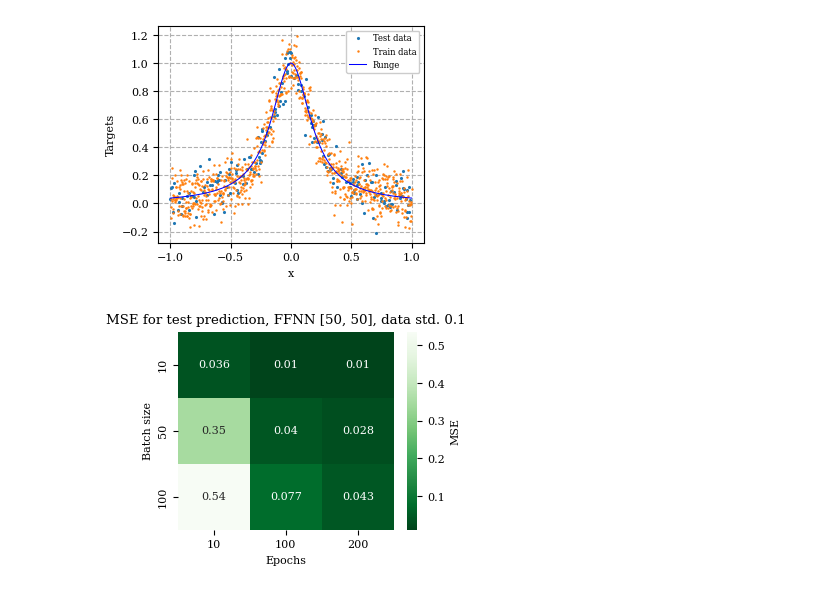
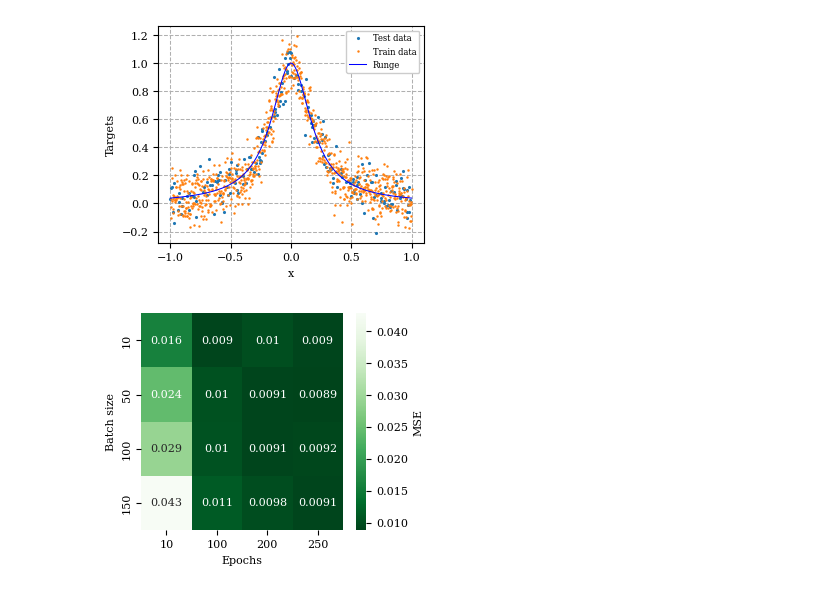
Before and after one commit to johnmagj/FYS-STK4155_Project_2, a Jupyter notebook: Code/B.ipynb, the cells around one changed output. Cells and saved outputs as stored; diff of their text form; code cells hidden in the pictures.

```diff
--- a/Code/B.ipynb
+++ b/Code/B.ipynb
@@ -60,8 +60,8 @@ np.random.seed(2025)
 num_input_feats = 1 # Number of input features
 num_output_feats = 1 # Number og output features
 
-batch_sizes = np.array([10, 50, 100])
-epochs = np.array([10, 100, 200])
+batch_sizes = np.array([10, 50, 100, 150])
+epochs = np.array([10, 100, 200, 250])
 
 MSE_test_matrix = np.zeros([len(batch_sizes), len(epochs)])
 MSE_train_matrix = np.zeros([len(batch_sizes), len(epochs)])
@@ -84,14 +84,14 @@ for i in range(len(batch_sizes)):
 
         # Predict
         test_pred = ffnn.predict(X_test_s[:, 0].reshape(-1,1))
-        test_pred = ffnn.predict(X_train_s[:, 0].reshape(-1,1))
+        train_pred = ffnn.predict(X_train_s[:, 0].reshape(-1,1))
 
         # Scale back for comparison against target
         test_pred = scaler_y.inverse_transform(test_pred)
         train_pred = scaler_y.inverse_transform(train_pred)
 
         MSE_test_matrix[i, j] = mean_squared_error(test_pred, y_test)
-        MSE_test_matrix[i, j] = mean_squared_error(test_pred, y_test)
+        MSE_train_matrix[i, j] = mean_squared_error(train_pred, y_train)
 # %%
 MSE_test_matrix
 # %% [output]
@@ -197,8 +225,8 @@ np.random.seed(2025)
 num_input_feats = 1 # Number of input features
 num_output_feats = 1 # Number og output features
 
-batch_size = 7
-epochs = 100
+batch_size = 100
+epochs = 200
 
 scheduler = Adam(0.001)
 ffnn_100_100 = NeuralNetwork(num_input_feats, num_output_feats, [100,100], [sigmoid, sigmoid, id_func],
@@ -219,13 +247,13 @@ np.random.seed(2025)
 num_input_feats = 1 # Number of input features
 num_output_feats = 1 # Number og output features
 
-batch_size = 6
-epochs = 100
+batch_size = 50
+epochs = 250
 
-scheduler = Adam(0.001)
+scheduler = RMSProp(0.001)
 ffnn_50_50 = NeuralNetwork(num_input_feats, num_output_feats, [50,50], [sigmoid, sigmoid, id_func],
                     [sigmoid_der, sigmoid_der, id_func_der], scheduler, mse, mse_der,
-                     regularization = None, reg_param=0
+                     regularization = "L2", reg_param=1e-8
                     )
 
 
@@ -318,17 +346,19 @@ np.random.seed(2025)
 num_input_feats = 1 # Number of input features
 num_output_feats = 1 # Number og output features
 
-batch_sizes = np.array([10, 50, 100])
-epochs = np.array([10, 100, 200])
+batch_sizes = np.array([10, 50, 100, 150])
+epochs = np.array([10, 100, 200, 250])
 
-MSE_test_matrix = np.zeros([len(batch_sizes), len(epochs)])
+MSE_50_50_test_matrix = np.zeros([len(batch_sizes), len(epochs)])
+MSE_50_50_train_matrix = np.zeros([len(batch_sizes), len(epochs)])
 
-scheduler = Adam(0.001)
 
 for i in range(len(batch_sizes)):
     for j in range(len(epochs)):
 
         np.random.seed(2025)
+
+        scheduler = Adam(0.001)
 
         # Setting up FFNN, important do to this for each iterations so we can match with seed later
         ffnn = NeuralNetwork(num_input_feats, num_output_feats, [50,50], [sigmoid, sigmoid, id_func],
@@ -340,34 +370,38 @@ for i in range(len(batch_sizes)):
         ffnn.train(X_train_s[:, 0].reshape(-1,1), y_train_s, batch_sizes[i], epochs[j])
 
         test_pred = ffnn.predict(X_test_s[:, 0].reshape(-1,1))
+        train_pred = ffnn.predict(X_train_s[:, 0].reshape(-1,1))
 
+        # Scale back for comparison against target
         test_pred = scaler_y.inverse_transform(test_pred)
+        train_pred = scaler_y.inverse_transform(train_pred)
 
-        MSE_test_matrix[i, j] = mean_squared_error(test_pred, y_test)
+        MSE_50_50_test_matrix[i, j] = mean_squared_error(test_pred, y_test)
+        MSE_50_50_train_matrix[i, j] = mean_squared_error(train_pred, y_train)
 # %%
 import seaborn as sns
 
 import matplotlib
 from matplotlib.ticker import MultipleLocator
 
 MM_TO_INCH = 1/25.4
 
 matplotlib.rc("text", usetex=False)
 plt.rc('lines', linewidth=1.0)
 plt.rc("figure", autolayout=True)
 plt.rc("legend", fontsize=6)
 plt.rc("font", family="serif", size=8)
 plt.figure(figsize=(86.78*MM_TO_INCH, 70*MM_TO_INCH))
 # # plt.ticklabel_format(axis = "y", style="sci")
 # # plt.gca().xaxis.set_major_locator(MultipleLocator(base=1, offset=1))   # Configure the markers on the x axis
 # # plt.grid(True, which="both", linestyle="--", linewidth=0.25)
 
-sns.heatmap(MSE_test_matrix, annot=True, cmap="Greens_r", xticklabels=epochs, yticklabels=batch_sizes, cbar_kws={"label": "MSE"}, fmt=".2g")
+sns.heatmap(MSE_50_50_test_matrix, annot=True, cmap="Greens_r", xticklabels=epochs, yticklabels=batch_sizes, cbar_kws={"label": "MSE"}, fmt=".2g")
 plt.xlabel("Epochs")
 plt.ylabel("Batch size")
-plt.title(f"MSE for test prediction, FFNN [50, 50], data std. {std}")
-plt.savefig("heatmap_MSE_FNN_50_50.pdf", bbox_inches="tight")
+# plt.title(f"MSE for test prediction, FFNN [50, 50], data std. {std}")
+# plt.savefig("heatmap_MSE_test_FNN_50_50.pdf", bbox_inches="tight")
 plt.show()
 plt.close()
 # %% [output]
-[figure, old version]
+[figure, new version]
```
Also changed, not shown: parts of 13 cells of this notebook, 2 other files.
